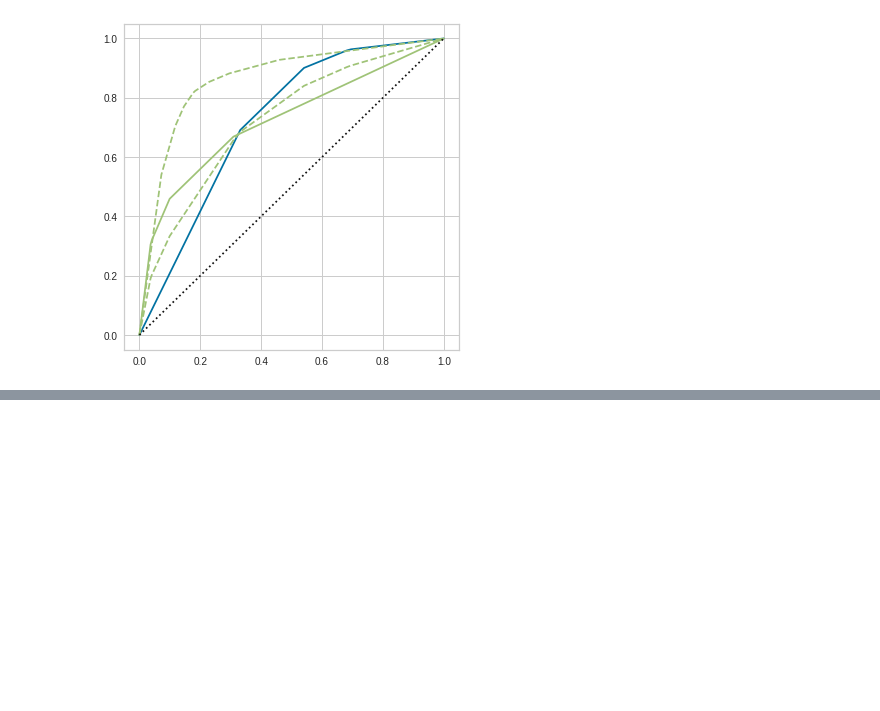
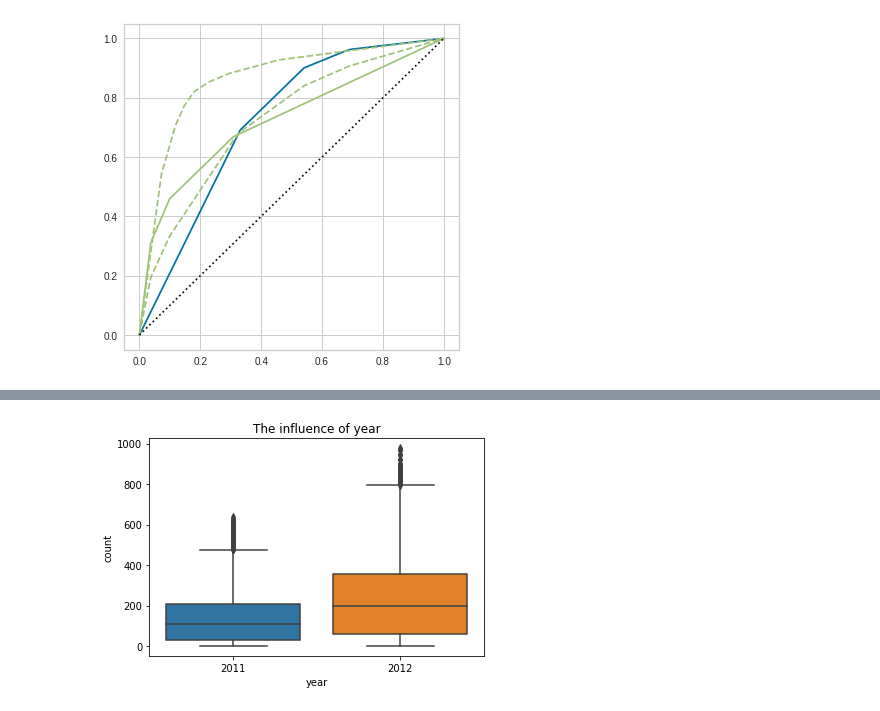
Before and after one commit to ZongZong0210/MarketDataScience, a Jupyter notebook: 資訊科學概論作業.ipynb, the cells around one changed output, grey strips where cells are left out. Saved outputs shown, nothing was run; the diff lists cells and outputs as text; code cells hidden in the pictures; blank space fills up the shorter version.

```diff
--- a/資訊科學概論作業.ipynb
+++ b/資訊科學概論作業.ipynb
@@ -632,0 +834,6 @@ confusion martix
+# %%
+sns.boxplot(bike_all['year'],bike_all['count'])
+plt.title('The influence of year')
+plt.show()
+# %% [output]
+[figure, added]
```
Also changed, not shown: parts of 44 cells of this notebook.
